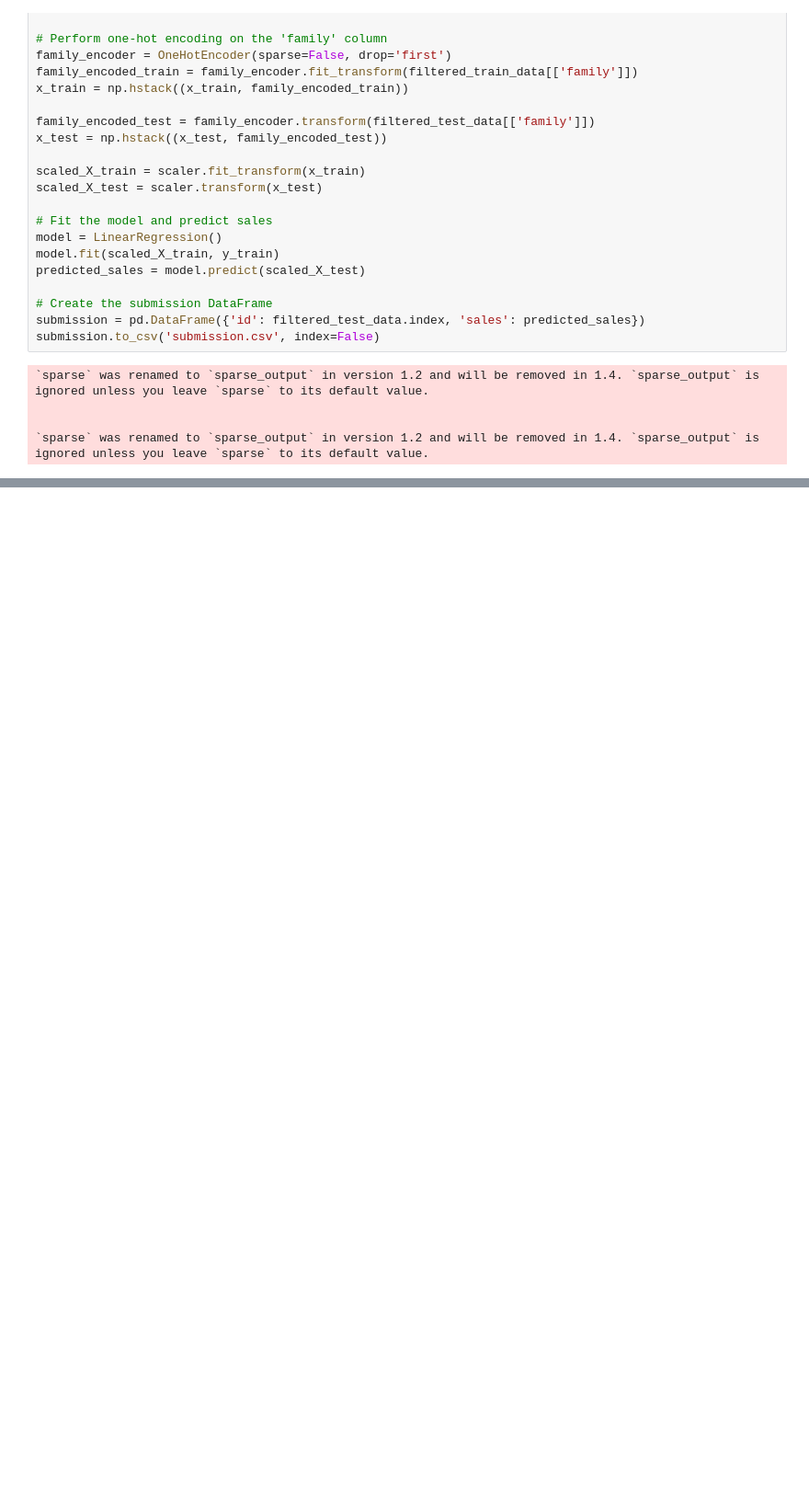
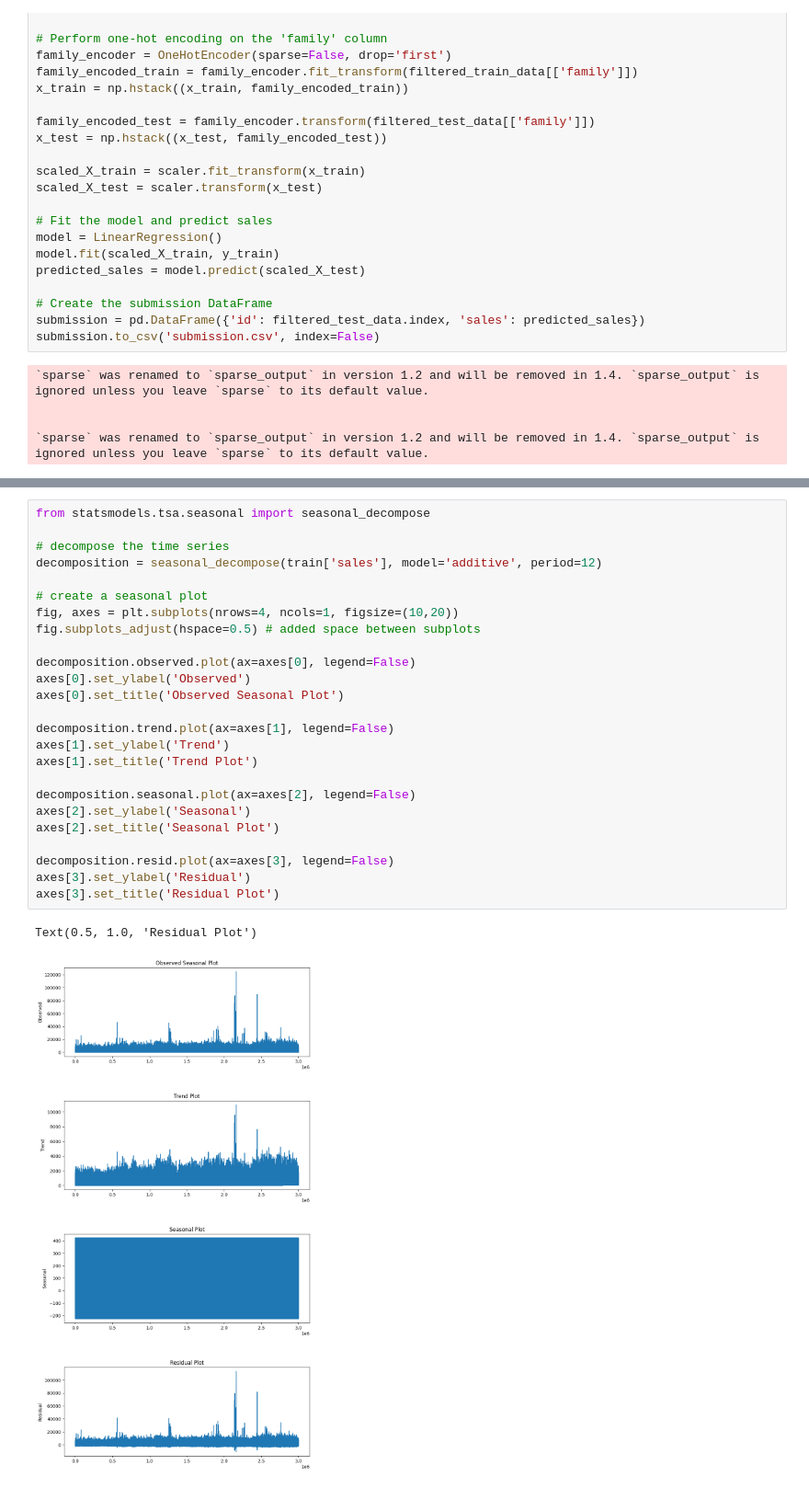
Before and after one commit to ValachPatrik/StoreSales, a Jupyter notebook: StoreSales.ipynb, the cells around one changed output, grey strips where cells are left out. Shown: that part at 92% size. Drawn from its saved outputs; the diff is of its cells as text; blank space fills up the shorter version.

```diff
--- a/StoreSales.ipynb
+++ b/StoreSales.ipynb
@@ -133,0 +188,28 @@ submission.to_csv('submission.csv', index=False)
+# %%
+from statsmodels.tsa.seasonal import seasonal_decompose
+
+# decompose the time series
+decomposition = seasonal_decompose(train['sales'], model='additive', period=12)
+
+# create a seasonal plot
+fig, axes = plt.subplots(nrows=4, ncols=1, figsize=(10,20))
+fig.subplots_adjust(hspace=0.5) # added space between subplots
+
+decomposition.observed.plot(ax=axes[0], legend=False)
+axes[0].set_ylabel('Observed')
+axes[0].set_title('Observed Seasonal Plot')
+
+decomposition.trend.plot(ax=axes[1], legend=False)
+axes[1].set_ylabel('Trend')
+axes[1].set_title('Trend Plot')
+
+decomposition.seasonal.plot(ax=axes[2], legend=False)
+axes[2].set_ylabel('Seasonal')
+axes[2].set_title('Seasonal Plot')
+
+decomposition.resid.plot(ax=axes[3], legend=False)
+axes[3].set_ylabel('Residual')
+axes[3].set_title('Residual Plot')
+# %% [output]
+Text(0.5, 1.0, 'Residual Plot')
+[figure, added]
```
Also changed, not shown: parts of 7 cells of this notebook.
